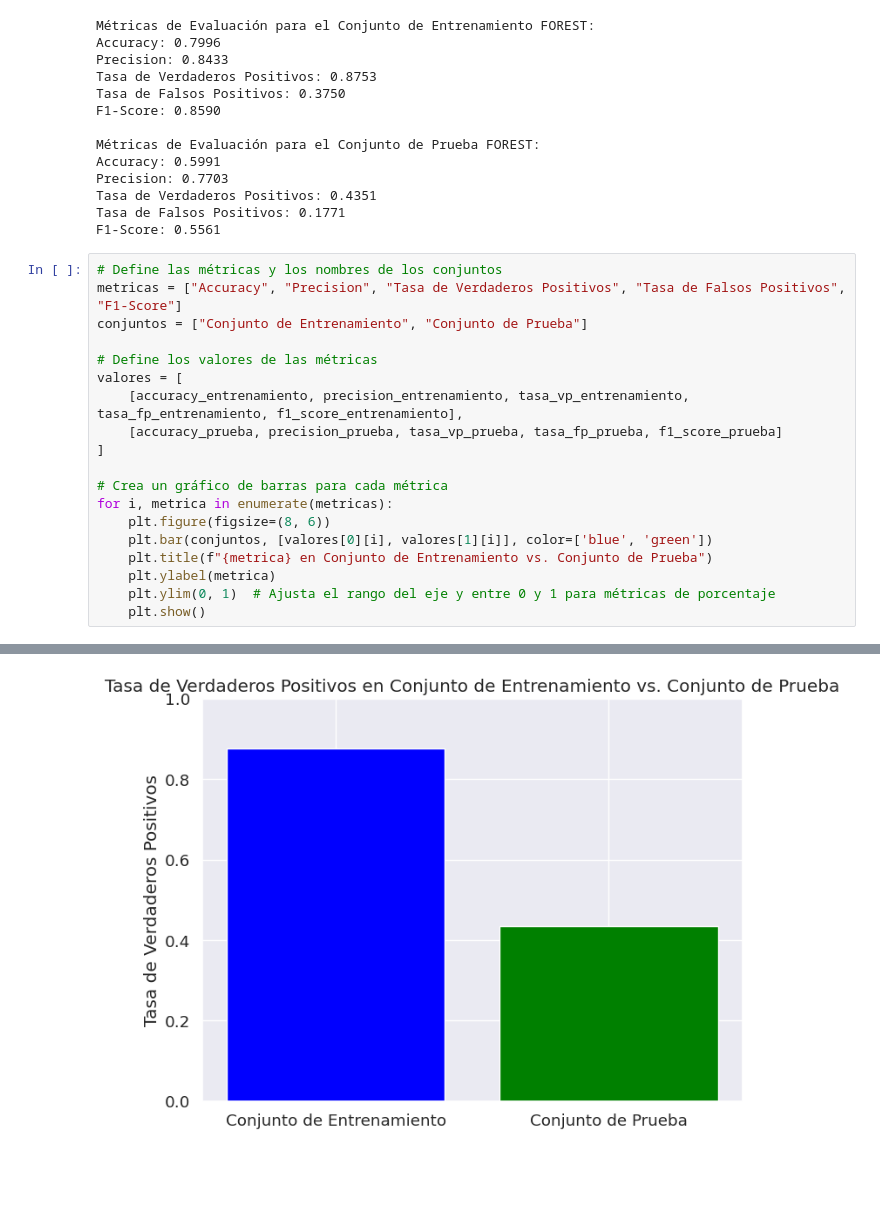
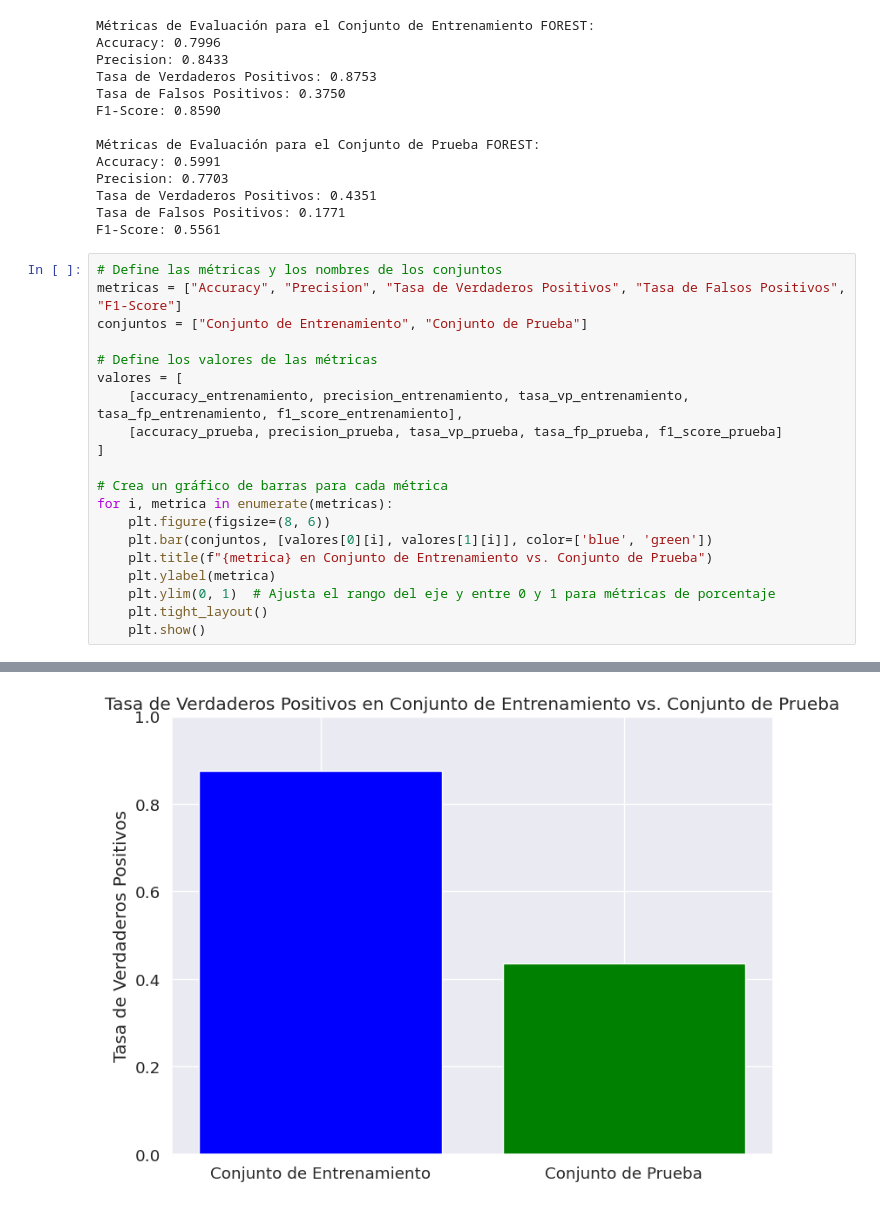
Before and after one commit to UnahurAprendizajeAutomatico/Tp2_arboles, a Jupyter notebook: notebooks/arboles_decisiones.ipynb, the cells around one changed output, grey strips where cells are left out. Drawn from its saved outputs; the diff is of its cells as text; blank space fills up the shorter version.

```diff
--- a/notebooks/arboles_decisiones.ipynb
+++ b/notebooks/arboles_decisiones.ipynb
@@ -707,5 +707,6 @@ for i, metrica in enumerate(metricas):
     plt.title(f"{metrica} en Conjunto de Entrenamiento vs. Conjunto de Prueba")
     plt.ylabel(metrica)
     plt.ylim(0, 1)  # Ajusta el rango del eje y entre 0 y 1 para métricas de porcentaje
+    plt.tight_layout()
     plt.show()
 # %% [output]
@@ -714 +715 @@ for i, metrica in enumerate(metricas):
-[figure, old version]
+[figure, new version]
```
Also changed, not shown: parts of 3 cells of this notebook.
